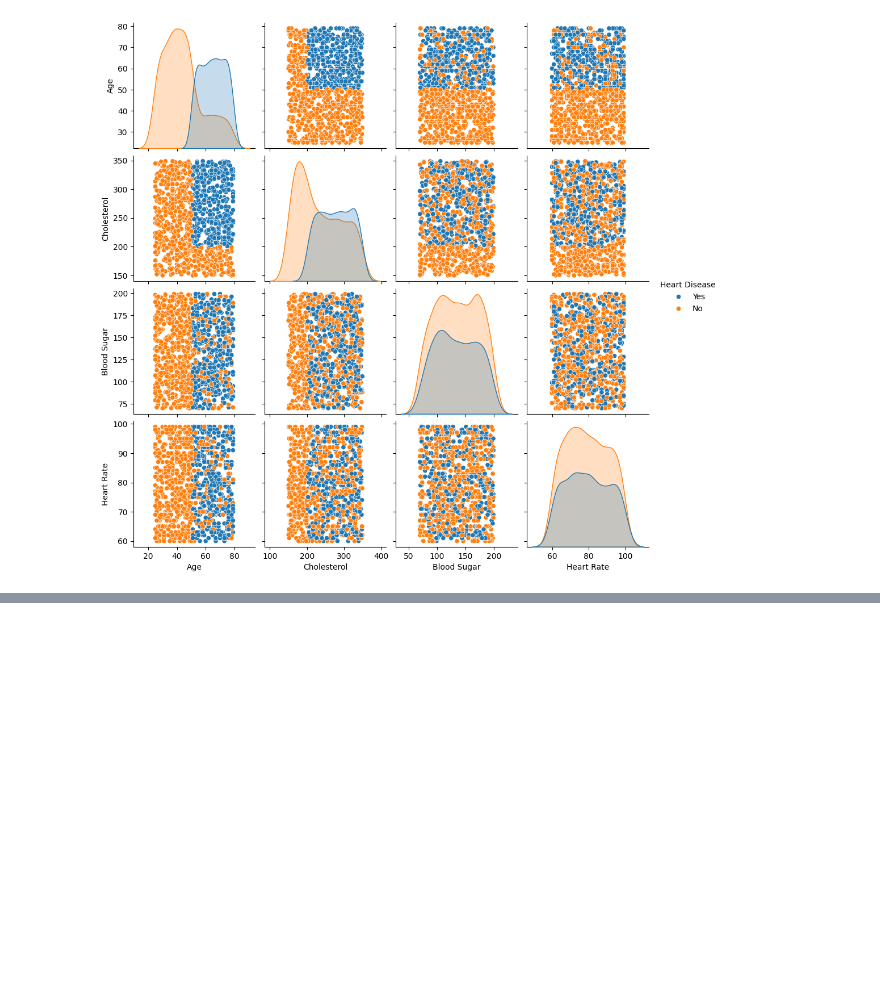
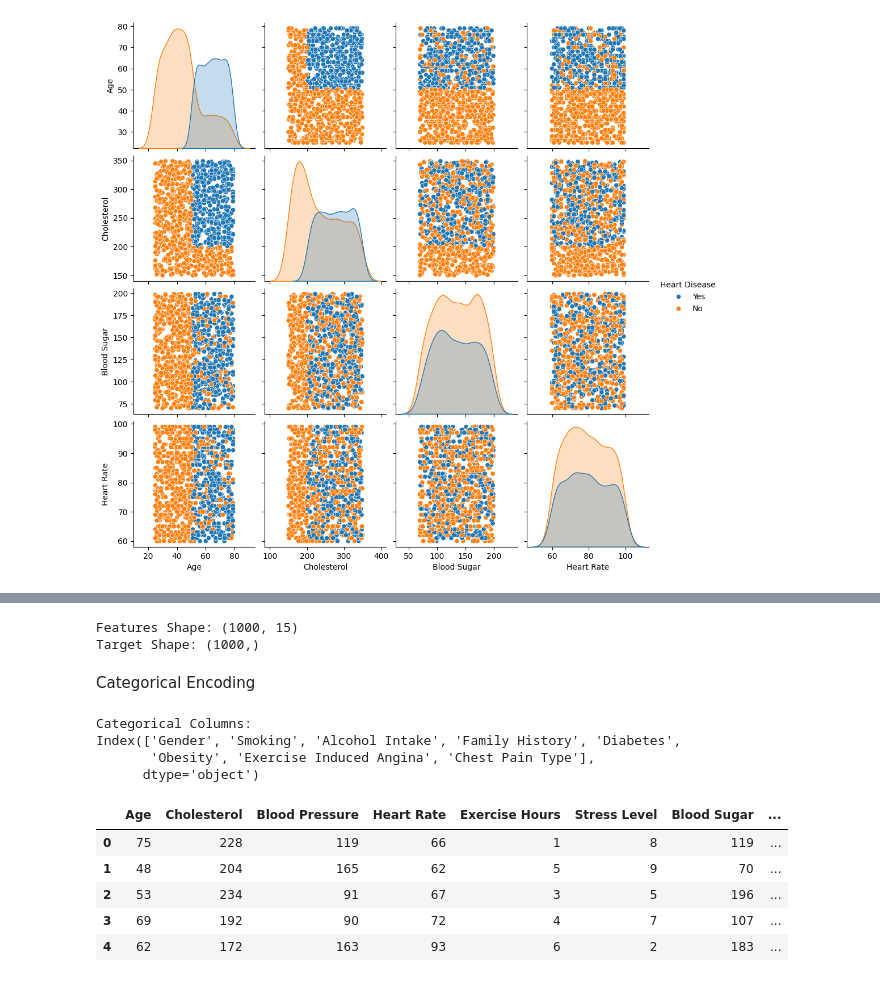
Before and after one commit to Ashishjoshi794/heart-disease-prediction, a Jupyter notebook: heart_disease_prediction.ipynb, the cells around one changed output, grey strips where cells are left out. Saved outputs shown, nothing was run; the diff lists cells and outputs as text; code cells hidden in the pictures; blank space fills up the shorter version.

```diff
--- a/heart_disease_prediction.ipynb
+++ b/heart_disease_prediction.ipynb
@@ -610,0 +696,39 @@ sns.pairplot(
+# %%
+print("Features Shape:", X.shape)
+print("Target Shape:", y.shape)
+# %% [output]
+Features Shape: (1000, 15)
+Target Shape: (1000,)
+# %% [markdown]
+Categorical Encoding
+# %%
+# Find categorical columns
+
+categorical_columns = X.select_dtypes(include='object').columns
+
+print("Categorical Columns:")
+print(categorical_columns)
+# %% [output]
+Categorical Columns:
+Index(['Gender', 'Smoking', 'Alcohol Intake', 'Family History', 'Diabetes',
+       'Obesity', 'Exercise Induced Angina', 'Chest Pain Type'],
+      dtype='object')
+# %%
+# Convert categorical columns into numerical values
+
+X = pd.get_dummies(
+    X,
+    columns=categorical_columns,
+    drop_first=True,
+    dtype=int
+)
+
+# Display encoded data
+X.head()
+# %% [output]
+|  | Age | Cholesterol | Blood Pressure | Heart Rate | Exercise Hours | Stress Level | Blood Sugar | ... |
+| 0 | 75 | 228 | 119 | 66 | 1 | 8 | 119 | ... |
+| 1 | 48 | 204 | 165 | 62 | 5 | 9 | 70 | ... |
+| 2 | 53 | 234 | 91 | 67 | 3 | 5 | 196 | ... |
+| 3 | 69 | 192 | 90 | 72 | 4 | 7 | 107 | ... |
+| 4 | 62 | 172 | 163 | 93 | 6 | 2 | 183 | ... |
```
Also changed, not shown: parts of 11 cells of this notebook.
